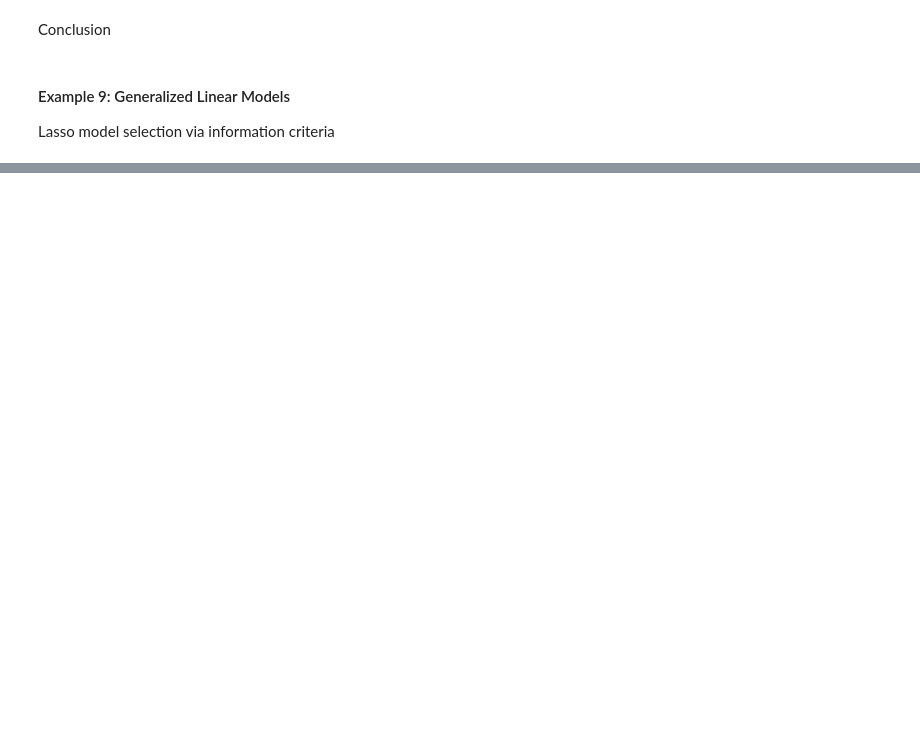
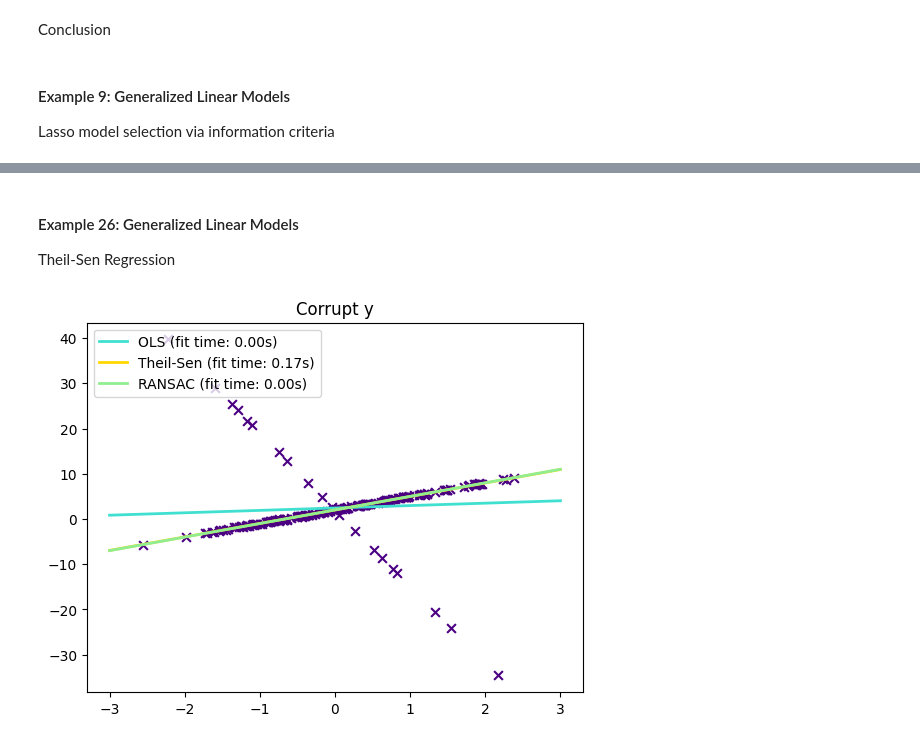
Before and after one commit to shalloweach/Scikit-learn-doc-code, a Jupyter notebook: 1. Supervised learning/1.1. Linear Models.ipynb, the cells around one changed output, grey strips where cells are left out. Cells and saved outputs as stored; diff of their text form; code cells hidden in the pictures; blank space fills up the shorter version.

```diff
--- a/1. Supervised learning/1.1. Linear Models.ipynb
+++ b/1. Supervised learning/1.1. Linear Models.ipynb
@@ -1458,0 +1808,17 @@ _ = plt.title("Lasso model selection via AIC and BIC")
+# %%
+# Dataset Generation
+import matplotlib.pyplot as plt
+import numpy as np
+
+from sklearn.datasets import make_blobs
+
+centers = [[-5, 0], [0, 1.5], [5, -1]]
+X, y = make_blobs(n_samples=1_000, centers=centers, random_state=40)
+transformation = [[0.4, 0.2], [-0.4, 1.2]]
+X = np.dot(X, transformation)
+
+fig, ax = plt.subplots(figsize=(6, 4))
+
+scatter = ax.scatter(X[:, 0], X[:, 1], c=y, edgecolor="black")
+ax.set(title="Synthetic Dataset", xlabel="Feature 1", ylabel="Feature 2")
+_ = ax.legend(*scatter.legend_elements(), title="Classes")
@@ -1458,0 +2669,54 @@ _ = plt.title("Lasso model selection via AIC and BIC")
+# %% [markdown]
+#### Example 26:  Generalized Linear Models
+Theil-Sen Regression
+# %%
+# Authors: The scikit-learn developers
+# SPDX-License-Identifier: BSD-3-Clause
+
+import time
+
+import matplotlib.pyplot as plt
+import numpy as np
+
+from sklearn.linear_model import LinearRegression, RANSACRegressor, TheilSenRegressor
+
+estimators = [
+    ("OLS", LinearRegression()),
+    ("Theil-Sen", TheilSenRegressor(random_state=42)),
+    ("RANSAC", RANSACRegressor(random_state=42)),
+]
+colors = {"OLS": "turquoise", "Theil-Sen": "gold", "RANSAC": "lightgreen"}
+lw = 2
+
+np.random.seed(0)
+n_samples = 200
+# Linear model y = 3*x + N(2, 0.1**2)
+x = np.random.randn(n_samples)
+w = 3.0
+c = 2.0
+noise = 0.1 * np.random.randn(n_samples)
+y = w * x + c + noise
+# 10% outliers
+y[-20:] += -20 * x[-20:]
+X = x[:, np.newaxis]
+
+plt.scatter(x, y, color="indigo", marker="x", s=40)
+line_x = np.array([-3, 3])
+for name, estimator in estimators:
+    t0 = time.time()
+    estimator.fit(X, y)
+    elapsed_time = time.time() - t0
+    y_pred = estimator.predict(line_x.reshape(2, 1))
+    plt.plot(
+        line_x,
+        y_pred,
+        color=colors[name],
+        linewidth=lw,
+        label="%s (fit time: %.2fs)" % (name, elapsed_time),
+    )
+
+plt.axis("tight")
+plt.legend(loc="upper left")
+_ = plt.title("Corrupt y")
+# %% [output]
+[figure, added]
```
Also changed, not shown: parts of 111 cells of this notebook.
